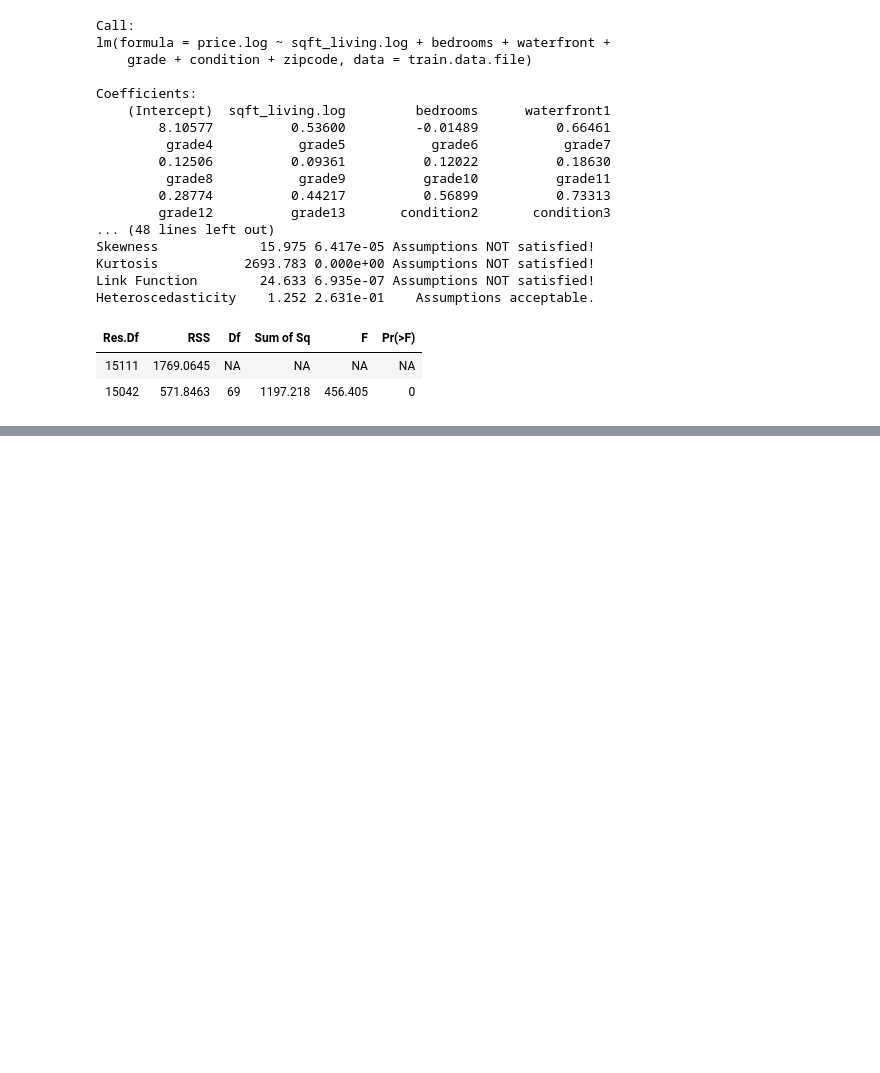
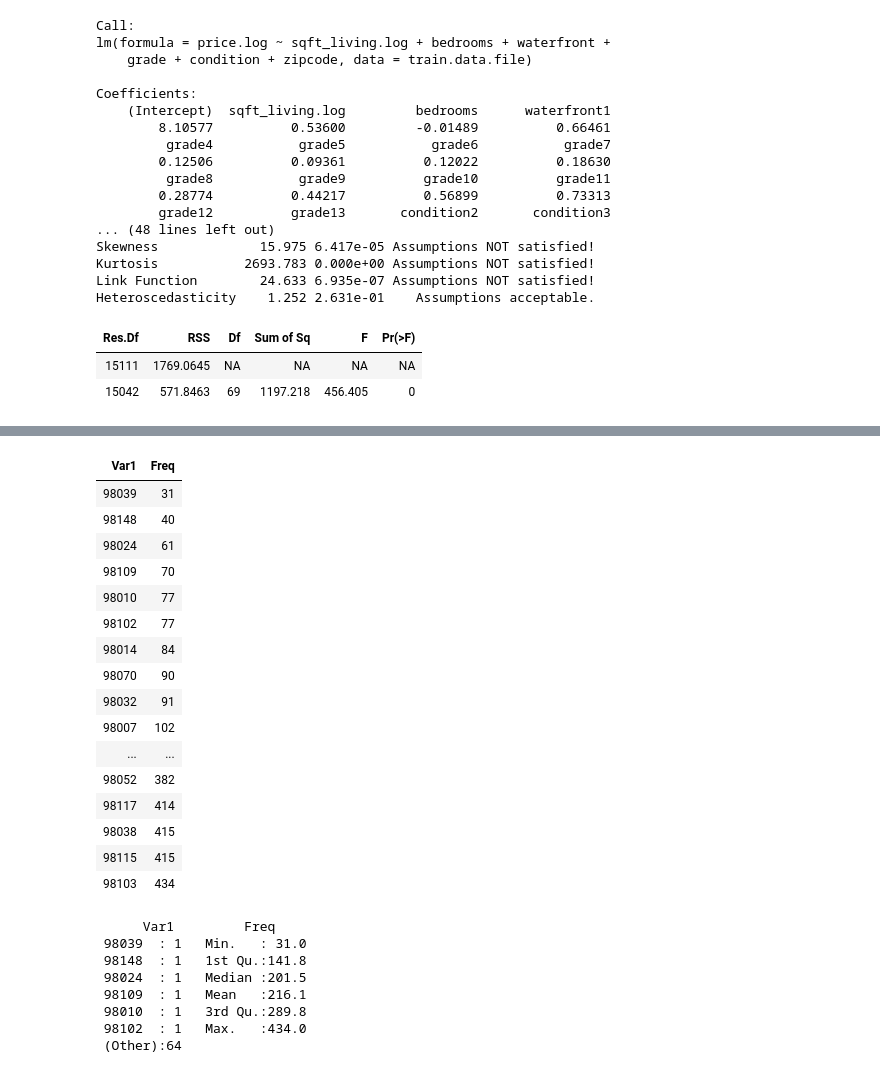
Before and after one commit to sravangereddy/DataScience_, a Jupyter notebook: House Sales in King County/HouseSalesKingCounty.ipynb, the cells around one changed output, grey strips where cells are left out. Cells and saved outputs as stored; diff of their text form; code cells hidden in the pictures; blank space fills up the shorter version.

```diff
--- a/House Sales in King County/HouseSalesKingCounty.ipynb
+++ b/House Sales in King County/HouseSalesKingCounty.ipynb
@@ -54,0 +24,9 @@ d
+# %%
+# Read Input file
+data.file = read.csv(file="Datasets/kc_house_data.csv",
+                     header = T,
+                     sep = ","
+)
+head(data.file)
+str(data.file)
+summary(data.file)
@@ -308,0 +393,31 @@ aov()
+# %%
+# train.data.file.zip =
+temp.df = as.data.frame(sort(table(train.data.file$zipcode)))
+temp.df
+summary(temp.df)
+# %% [output]
+| Var1 | Freq |
+| 98039 | 31 |
+| 98148 | 40 |
+| 98024 | 61 |
+| 98109 | 70 |
+| 98010 | 77 |
+| 98102 | 77 |
+| 98014 | 84 |
+| 98070 | 90 |
+| 98032 | 91 |
+| 98007 | 102 |
+| ... | ... |
+| 98052 | 382 |
+| 98117 | 414 |
+| 98038 | 415 |
+| 98115 | 415 |
+| 98103 | 434 |
+      Var1         Freq
+ 98039  : 1   Min.   : 31.0
+ 98148  : 1   1st Qu.:141.8
+ 98024  : 1   Median :201.5
+ 98109  : 1   Mean   :216.1
+ 98010  : 1   3rd Qu.:289.8
+ 98102  : 1   Max.   :434.0
+ (Other):64
```
Also changed, not shown: parts of 9 cells of this notebook.
